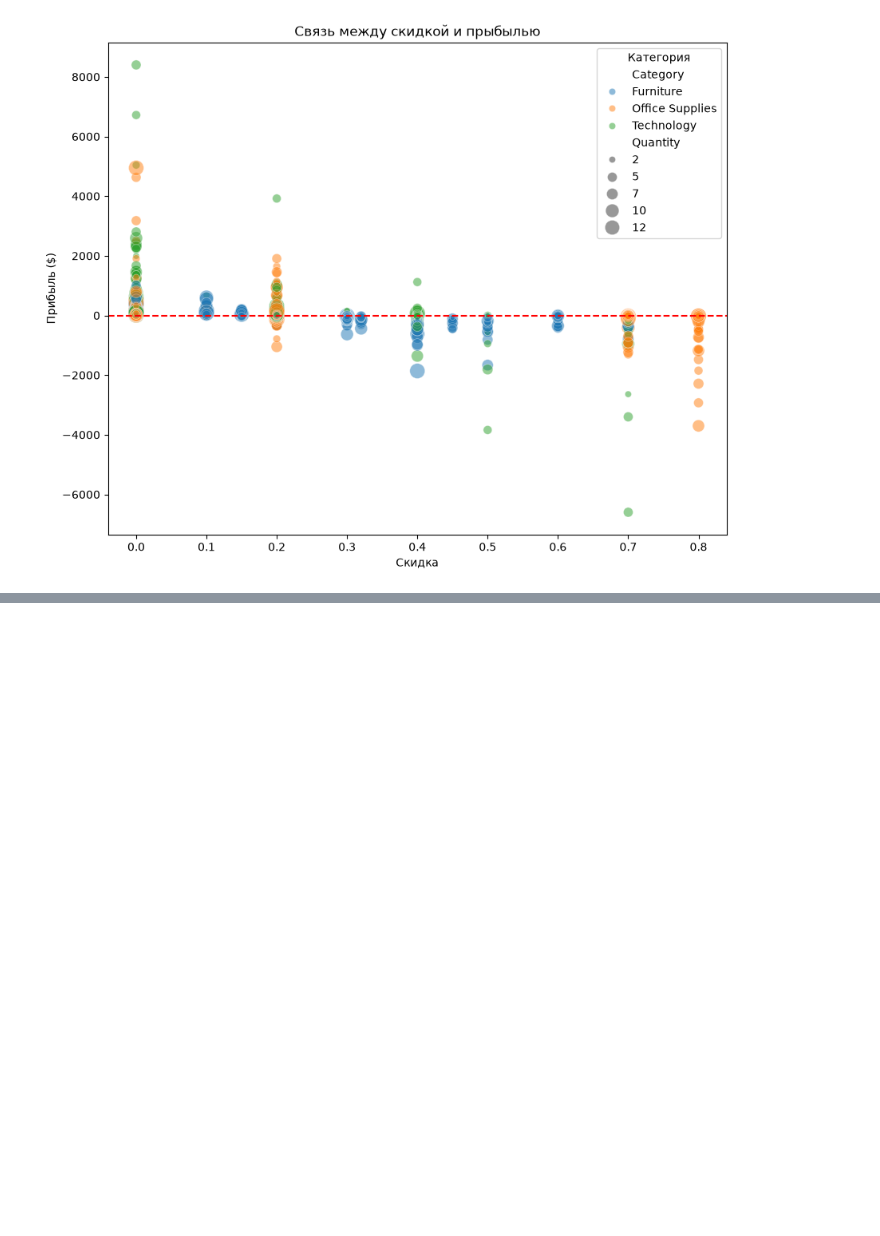
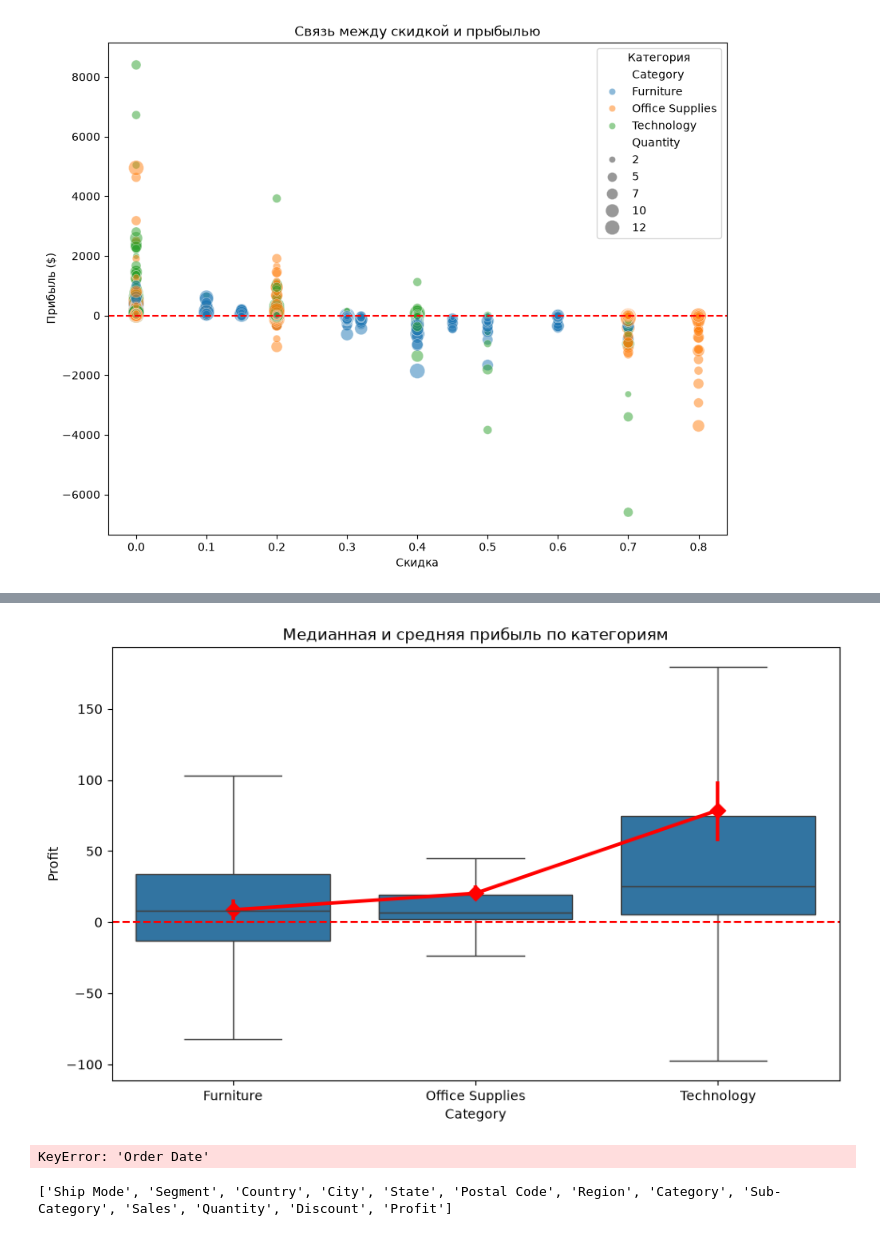
Before and after one commit to F1stik/data-science, a Jupyter notebook: 03_visualization_of_data/03_seaborn.ipynb, the cells around one changed output, grey strips where cells are left out. Drawn from its saved outputs; the diff is of its cells as text; code cells hidden in the pictures; blank space fills up the shorter version.

```diff
--- a/03_visualization_of_data/03_seaborn.ipynb
+++ b/03_visualization_of_data/03_seaborn.ipynb
@@ -120,0 +153,28 @@ plt.show
+# %%
+plt.figure(figsize=(10, 6))
+
+# Медианная прибыль
+sns.boxplot(data=df, x='Category', y='Profit', showfliers=False)
+
+# Добавляем среднее значение точками
+sns.pointplot(data=df, x='Category', y='Profit',
+              estimator='mean', color='red', markers='D')
+
+plt.title('Медианная и средняя прибыль по категориям')
+plt.axhline(y=0, color='red', linestyle='--')
+plt.show()
+# %% [output]
+[figure, added]
+# %%
+df['Order Month'] = pd.to_datetime(df['Order Date']).dt.to_period('M')
+plt.figure(figsize=(12,8))
+sns.lineplot(data=df,x='Order Month',y='Profit',estimator='sum')
+plt.title('Динамика общей прибыли по месяцам')
+plt.xticks(rotation=45)
+plt.show
+# %% [output]
+KeyError: 'Order Date'
+# %%
+print(df.columns.tolist())
+# %% [output]
+['Ship Mode', 'Segment', 'Country', 'City', 'State', 'Postal Code', 'Region', 'Category', 'Sub-Category', 'Sales', 'Quantity', 'Discount', 'Profit']
```
Also changed, not shown: parts of 8 cells of this notebook.
